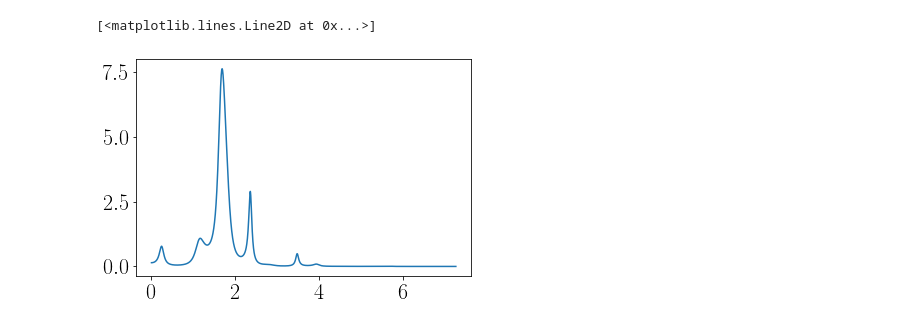
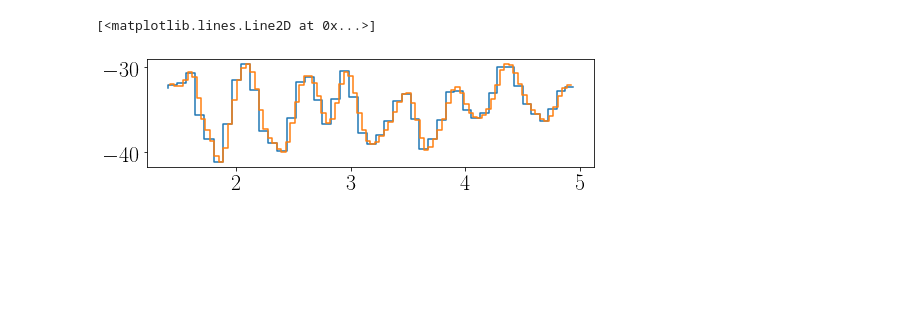
Before and after one commit to TheaQG/AWI_Bcores_Analysis, a Jupyter notebook: SignalAttenuation.ipynb, the cells around one changed output. Drawn from its saved outputs; the diff is of its cells as text; code cells hidden in the pictures; blank space fills up the shorter version.

```diff
--- a/SignalAttenuation.ipynb
+++ b/SignalAttenuation.ipynb
@@ -48,7 +48,7 @@ from sigmaSolver import sigma_Solver
 
 from SignalAttenuation import Attenuation
 # %%
-site = 'SiteA'
+site = 'SiteE'
 N_InInt = 33
 
 CoresSpecs = pd.read_csv('/home/thea/Documents/KUFysik/MesterTesen/Data/CoreSpecs.txt', ',')
@@ -78,10 +78,27 @@ d18O = data_d18O['d18O']
 depth_LT = data_d18O_LT['depth']
 d18O_LT = data_d18O_LT['d18O']
 
-cutOff_High = 5
-cutOff_Low = cutOff_High + 5#max(depth)
+def interpData(d,x, DeltaInput=False, DeltaIn=0.):
 
-depthTop = np.asarray(depth[(depth > cutOff_High) & (depth < cutOff_Low)])
-d18OTop = np.asarray(d18O[(depth > cutOff_High) & (depth < cutOff_Low)])
+        if DeltaInput:
+            Delta = DeltaIn
+        else:
+            diff = np.diff(d)
+            Delta = round(min(diff), 3)
 
-plt.step(depthTop,d18OTop)
+        d_min = Delta * np.ceil(d[0]/Delta)
+        d_max = Delta * np.floor(d[-1]/Delta)
+
+        n = int(1 + (d_max - d_min)/Delta)
+
+        j_arr = np.linspace(0,n,n)
+        dhat0 = d_min + (j_arr - 1)*Delta
+
+        f = interpolate.CubicSpline(d,x)
+
+        xhat0 = f(dhat0)
+
+        dhat = dhat0[(dhat0 >= min(d)) & (dhat0 <= max(d))]
+        xhat = xhat0[(dhat0 >= min(d)) & (dhat0 <= max(d))]
+
+        return dhat, xhat, Delta
@@ -105,8 +104,0 @@ fk4, Pk4 = AttInst4()
-# %%
-wMEM = AttInst4.w
-PMEM = AttInst4.P
-
-plt.plot(wMEM, PMEM)
-# %% [output]
-[<matplotlib.lines.Line2D at 0x...>]
-[figure, removed]
@@ -129,0 +105,17 @@ Pk4Max = Pk4_pos[idMax]
+# %%
+cutOff_High = 0
+cutOff_Low = cutOff_High + 5#max(depth)
+
+depthTop = np.asarray(depth[(depth > cutOff_High) & (depth < cutOff_Low)])
+d18OTop = np.asarray(d18O[(depth > cutOff_High) & (depth < cutOff_Low)])
+
+DeltaMean = np.mean(np.diff(depthTop))/2
+
+dHat, xHat, Delta = interpData(depthTop, d18OTop, True, DeltaIn = DeltaMean)
+
+fig, ax = plt.subplots(figsize=(8,2))
+plt.step(depthTop,d18OTop)
+plt.step(dHat, xHat)
+# %% [output]
+[<matplotlib.lines.Line2D at 0x...>]
+[figure, added]
```
Also changed, not shown: parts of 19 cells of this notebook, 1 other file.
